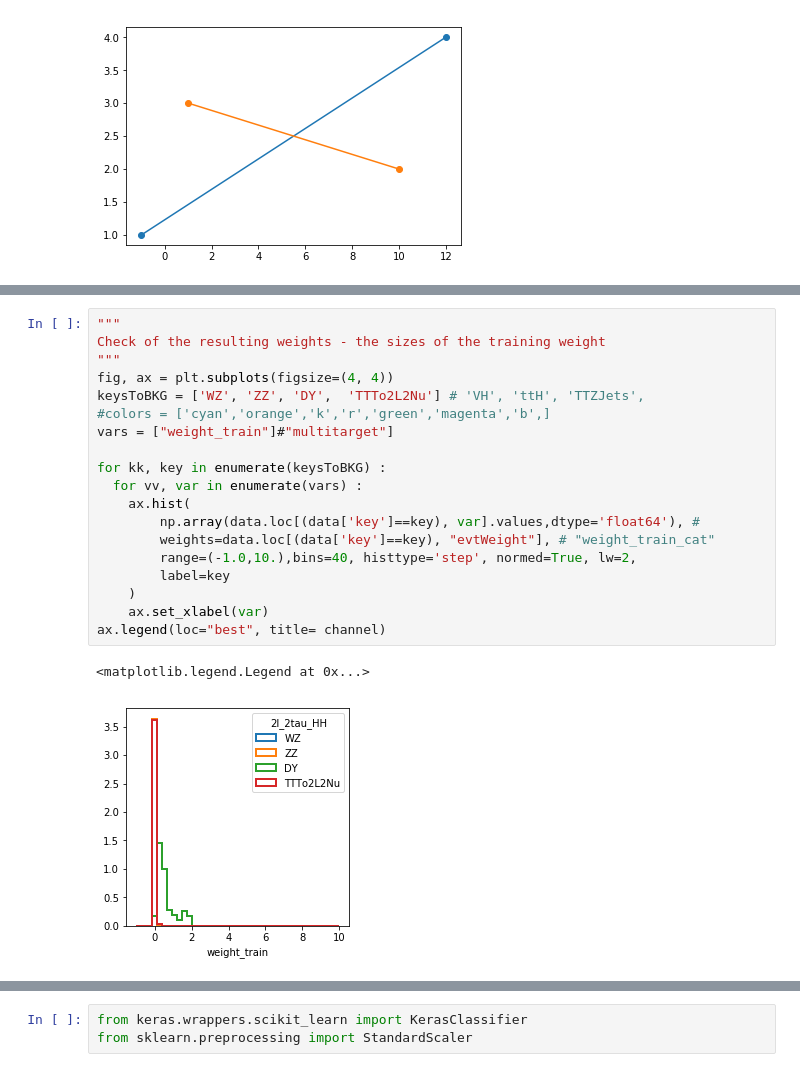
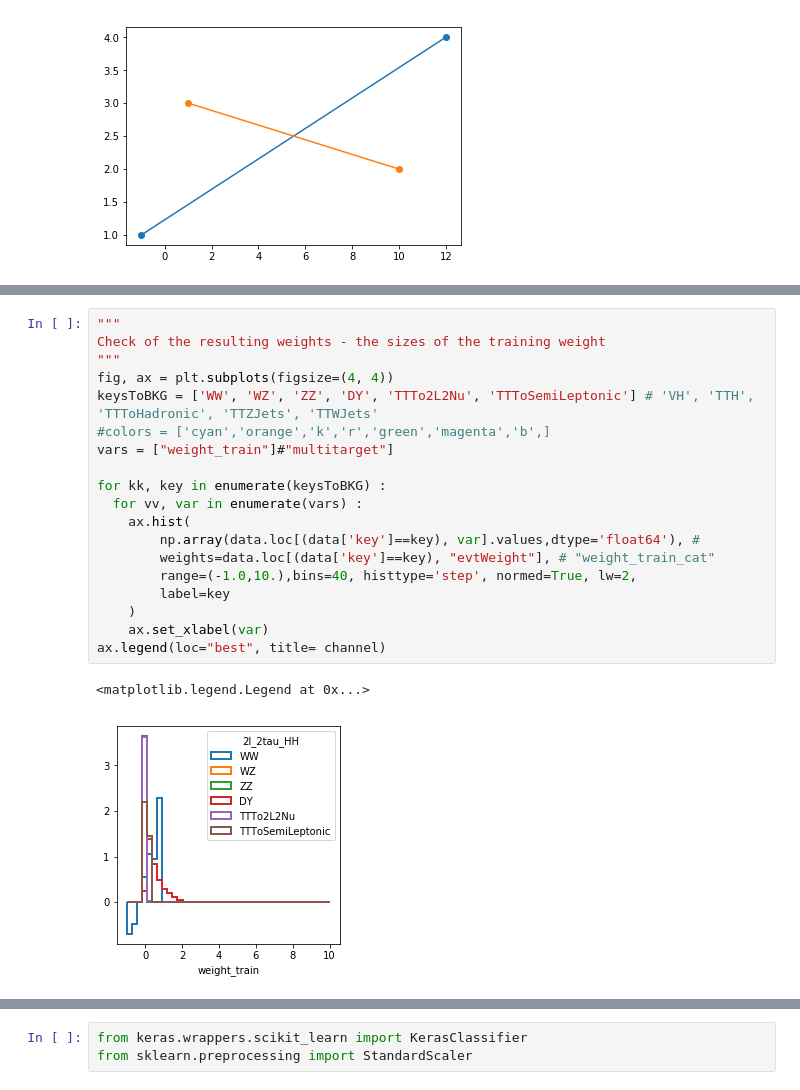
Before and after one commit to HEP-KBFI/tth-bdt-training, a Jupyter notebook: jupyter_nb/NN_EventLevel_binary.ipynb, the cells around one changed output, grey strips where cells are left out. Cells and saved outputs as stored; diff of their text form.

```diff
--- a/jupyter_nb/NN_EventLevel_binary.ipynb
+++ b/jupyter_nb/NN_EventLevel_binary.ipynb
@@ -207,24 +852,24 @@ training statistics by mass
 # %%
 """
 Check of the resulting weights - the sizes of the training weight
 """
 fig, ax = plt.subplots(figsize=(4, 4))
-keysToBKG = ['WZ', 'ZZ', 'DY',  'TTTo2L2Nu'] # 'VH', 'ttH', 'TTZJets',
+keysToBKG = ['WW', 'WZ', 'ZZ', 'DY', 'TTTo2L2Nu', 'TTToSemiLeptonic'] # 'VH', 'TTH', 'TTToHadronic', 'TTZJets', 'TTWJets'
 #colors = ['cyan','orange','k','r','green','magenta','b',]
 vars = ["weight_train"]#"multitarget"]
 
 for kk, key in enumerate(keysToBKG) :
   for vv, var in enumerate(vars) :
     ax.hist(
         np.array(data.loc[(data['key']==key), var].values,dtype='float64'), #
         weights=data.loc[(data['key']==key), "evtWeight"], # "weight_train_cat"
         range=(-1.0,10.),bins=40, histtype='step', normed=True, lw=2,
         label=key
     )
     ax.set_xlabel(var)
 ax.legend(loc="best", title= channel)
 # %% [output]
 <matplotlib.legend.Legend at 0x...>
-[figure, old version]
+[figure, new version]
 # %%
 ## load the variables
```
Also changed, not shown: parts of 21 cells of this notebook, 3 other files.
